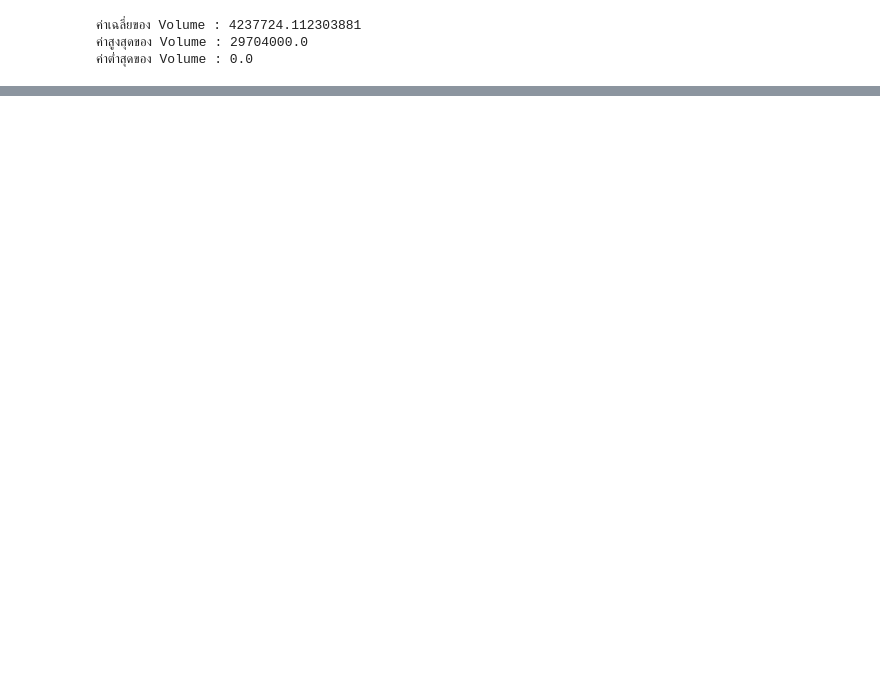
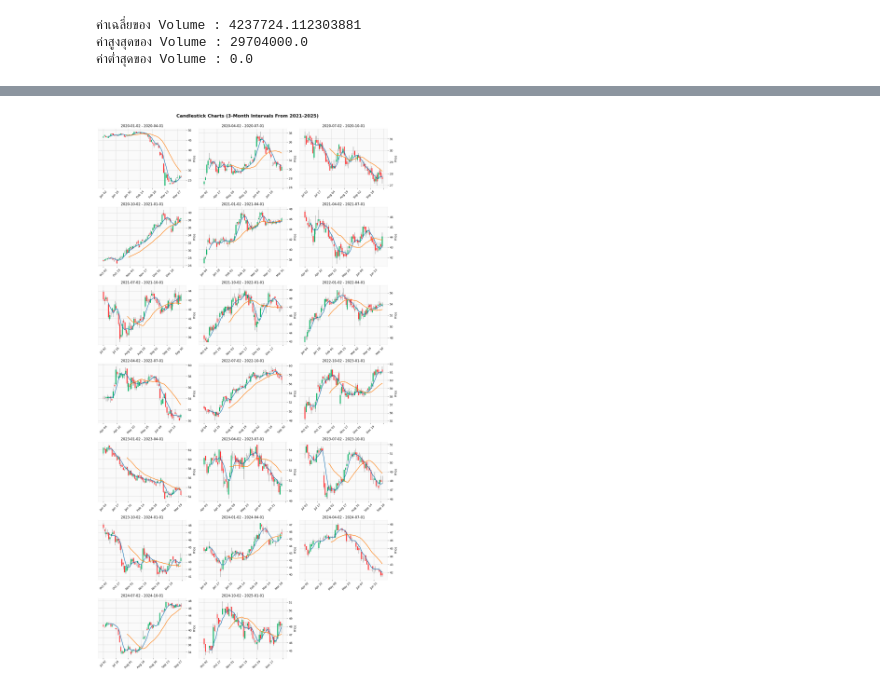
Before and after one commit to KittipotPond/Stock-Market-Analytics-KKP, a Jupyter notebook: stock_analysis.ipynb, the cells around one changed output, grey strips where cells are left out. Saved outputs shown, nothing was run; the diff lists cells and outputs as text; code cells hidden in the pictures; blank space fills up the shorter version.

```diff
--- a/stock_analysis.ipynb
+++ b/stock_analysis.ipynb
@@ -366,0 +413,45 @@ plt.show()
+# %%
+import pandas as pd
+import mplfinance as mpf
+import matplotlib.pyplot as plt
+import math
+
+start = data.index.min()
+end = data.index.max()
+
+slices = []
+current_start = start
+while current_start <= end:
+    current_end = current_start + pd.DateOffset(months=3) - pd.Timedelta(days=1)
+    mask = (data.index >= current_start) & (data.index <= current_end)
+    data_slice = data.loc[mask]
+    if not data_slice.empty:
+        slices.append((data_slice, f"{current_start.date()} - {current_end.date()}"))
+    current_start = current_start + pd.DateOffset(months=3)
+
+cols = 3
+rows = math.ceil(len(slices)/cols)
+fig, axes = plt.subplots(rows, cols, figsize=(5*cols, 4*rows))
+axes = axes.flatten()
+
+for i, (data_slice, title) in enumerate(slices):
+    mpf.plot(
+        data_slice,
+        type='candle',
+        volume=False,
+        mav=(5, 20),
+        ax=axes[i],
+        show_nontrading=False,
+        style='yahoo'
+    )
+    axes[i].set_title(title)
+
+# ปิด subplot ที่เกิน
+for j in range(i+1, len(axes)):
+    fig.delaxes(axes[j])
+
+plt.suptitle('Candlestick Charts (3-Month Intervals From 2021-2025)', fontsize=16)
+plt.tight_layout(rect=[0, 0, 1, 0.98])
+plt.show()
+# %% [output]
+[figure, added]
```
Also changed, not shown: parts of 4 cells of this notebook.
